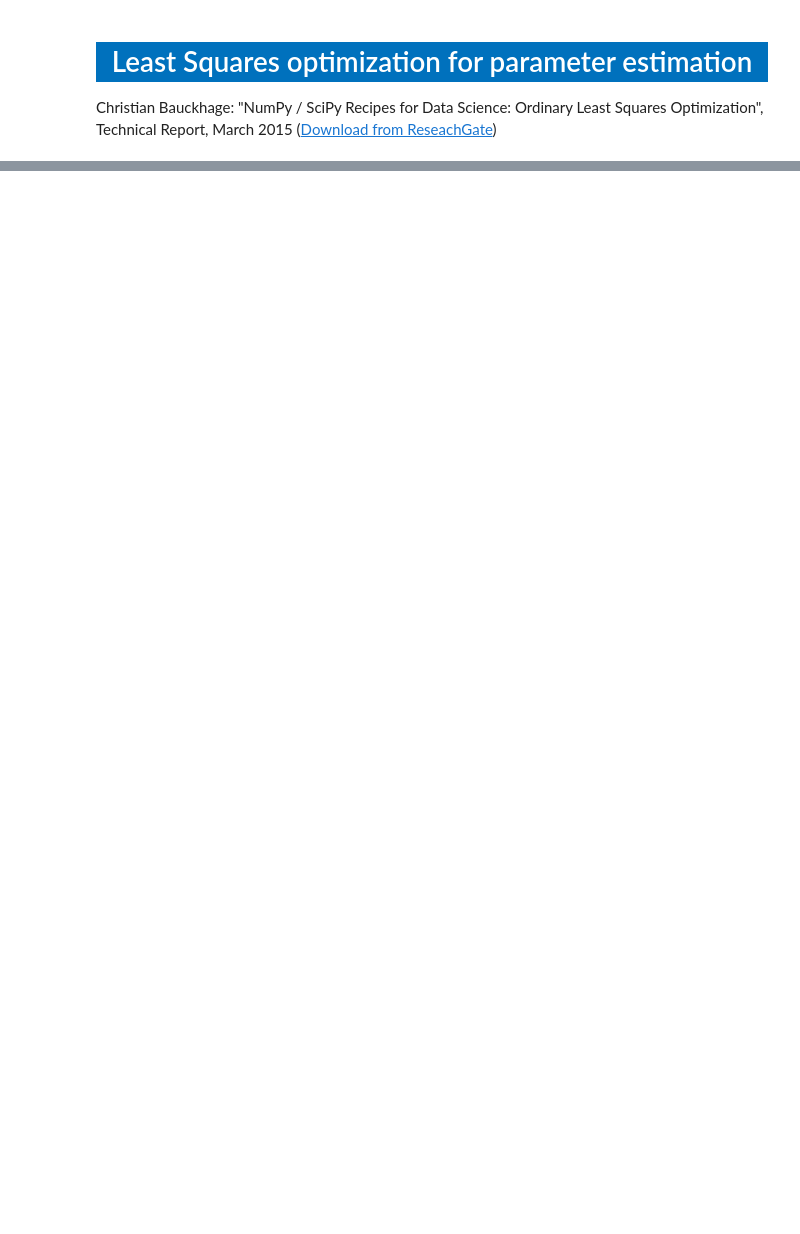
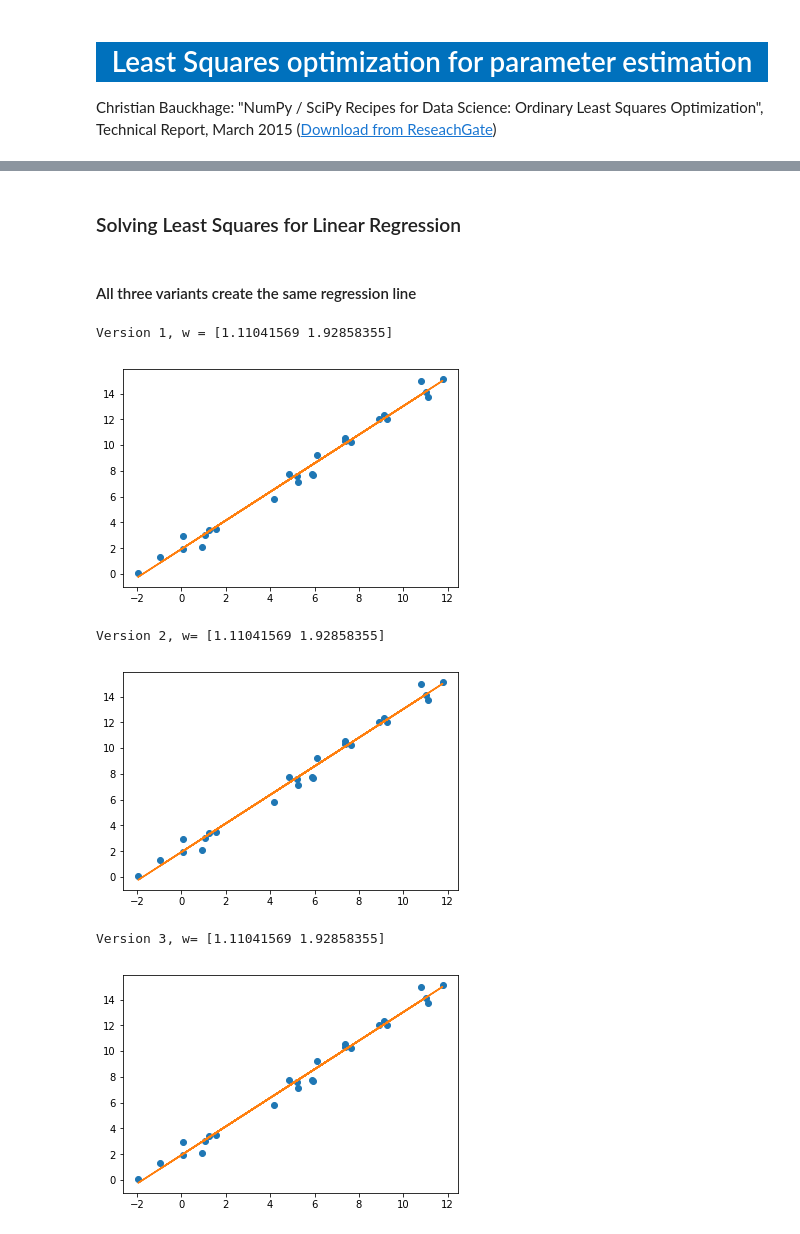
Before and after one commit to p3ml/recipes, a Jupyter notebook: Least Squares Optimization for Parameter Estimation.ipynb, the cells around one changed output, grey strips where cells are left out. Saved outputs shown, nothing was run; the diff lists cells and outputs as text; code cells hidden in the pictures; blank space fills up the shorter version.

```diff
--- a/Least Squares Optimization for Parameter Estimation.ipynb
+++ b/Least Squares Optimization for Parameter Estimation.ipynb
@@ -20,0 +84,53 @@ x, y = createXYLinearData(25)
+# %% [markdown]
+### Solving Least Squares for Linear Regression
+# %%
+def lsq_solution_V1(X, y):
+    w = la.inv(X.T.dot(X)).dot(X.T).dot(y)
+    return w
+
+def lsq_solution_V2(X, y):
+    w = np.dot(la.pinv(X), y)
+    return w
+
+def lsq_solution_V3(X, y):
+    w, residual, rank, svalues = la.lstsq(X, y)
+    return w
+# %% [markdown]
+#### All three variants create the same regression line
+# %%
+n = 25
+x, y = create_data(n)
+
+X = np.vander(x, 2)
+w1 = lsq_solution_V1(X, y)
+yhat1 = X.dot(w1)
+
+w2 = lsq_solution_V2(X, y)
+yhat2 = X.dot(w2)
+
+w3 = lsq_solution_V3(X, y)
+yhat3 = X.dot(w3)
+
+print('Version 1, w =', w1)
+plt.plot(x, y, 'o')
+plt.plot(x, yhat1, '-')
+plt.show()
+print()
+
+print('Version 2, w=', w2)
+plt.plot(x, y, 'o')
+plt.plot(x, yhat2, '-')
+plt.show()
+print()
+
+print('Version 3, w=', w3)
+plt.plot(x, y, 'o')
+plt.plot(x, yhat3, '-')
+plt.show()
+# %% [output]
+Version 1, w = [1.11041569 1.92858355]
+[figure, added]
+Version 2, w= [1.11041569 1.92858355]
+[figure, added]
+Version 3, w= [1.11041569 1.92858355]
+[figure, added]
```
Also changed, not shown: parts of 22 cells of this notebook.
